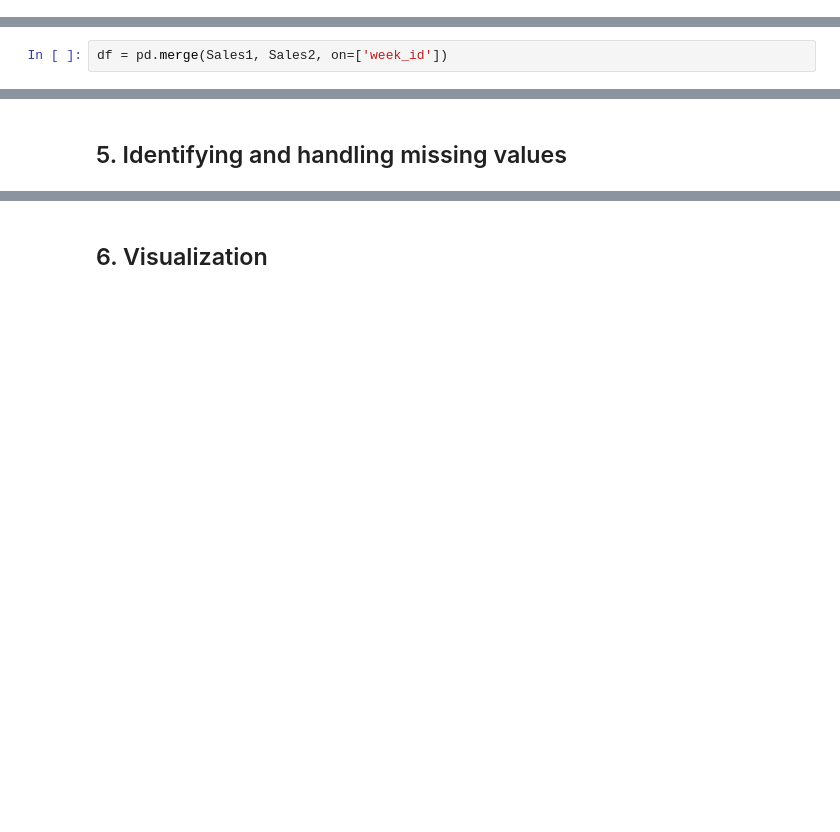
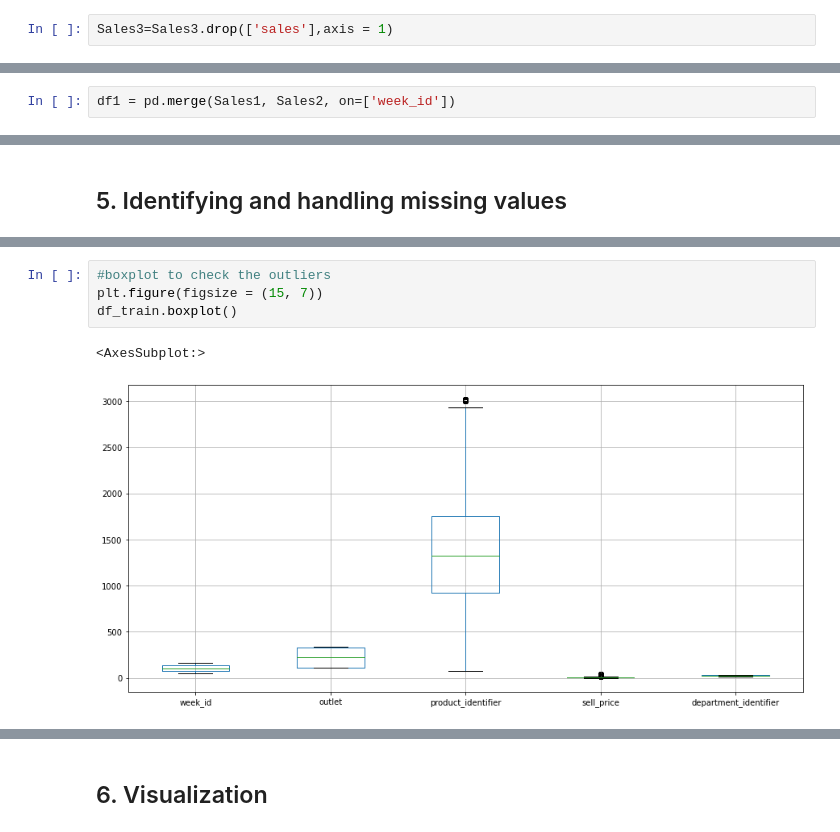
Before and after one commit to Reddappa-M-R-4431/Lasso-Regression, a Jupyter notebook: Week-6-Task/Sales_of_retail_store_without_sklearn.ipynb, the cells around one changed output, grey strips where cells are left out. Drawn from its saved outputs; the diff is of its cells as text; blank space fills up the shorter version.

```diff
--- a/Week-6-Task/Sales_of_retail_store_without_sklearn.ipynb
+++ b/Week-6-Task/Sales_of_retail_store_without_sklearn.ipynb
@@ -76,6 +76,8 @@ Sales3.head()
 | 2 | 2012-01-01 | 423 | 12 | others | 111 | Maharashtra | 0 |
 | 3 | 2012-01-01 | 432 | 12 | others | 111 | Maharashtra | 0 |
 | 4 | 2012-01-01 | 581 | 21 | fast_moving_consumer_goods | 111 | Maharashtra | 0 |
+# %%
+Sales3=Sales3.drop(['sales'],axis = 1)
 # %%
 Sales4.head()
 # %% [output]
@@ -88,2 +92,2 @@ Sales4.head()
 # %%
-df = pd.merge(Sales1, Sales2, on=['week_id'])
+df1 = pd.merge(Sales1, Sales2, on=['week_id'])
@@ -324,0 +243,7 @@ df = df.drop(['date'],axis=1)
+# %%
+#boxplot to check the outliers
+plt.figure(figsize = (15, 7))
+df_train.boxplot()
+# %% [output]
+<AxesSubplot:>
+[figure, added]
```
Also changed, not shown: parts of 116 cells of this notebook, 1 other file.
